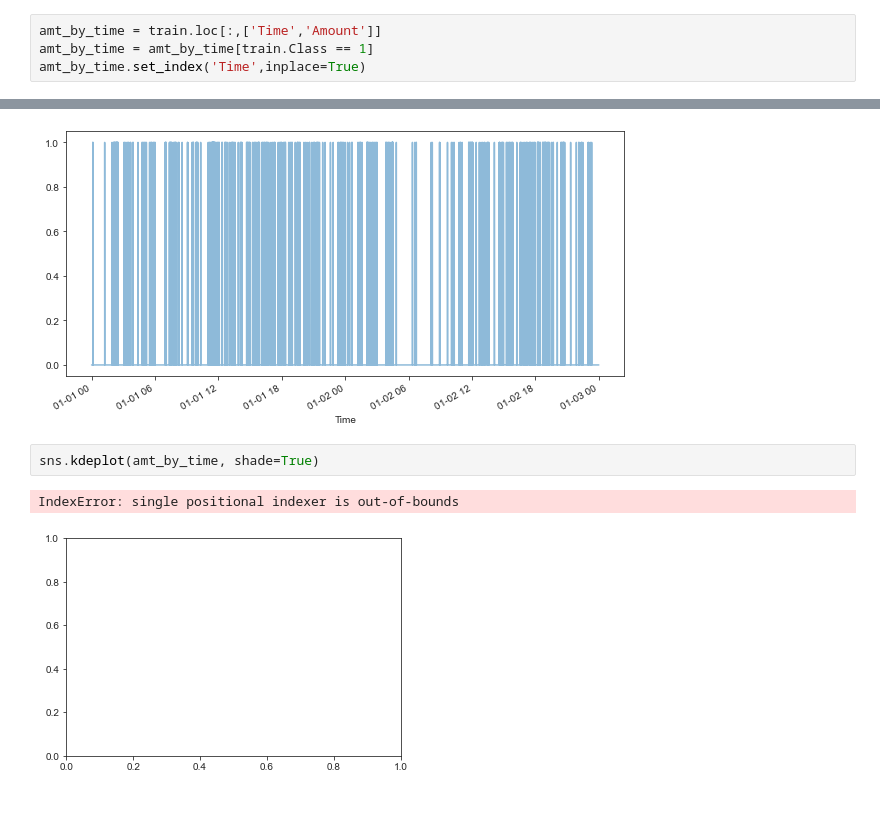
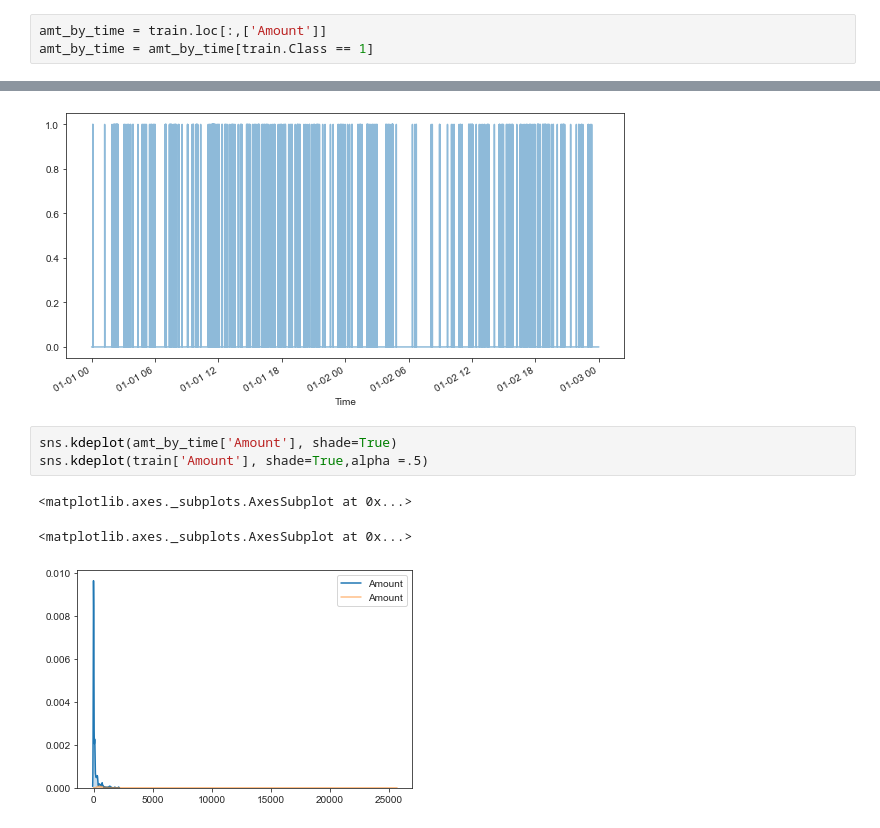
Before and after one commit to sumedhmanwar/Credit-Card-Fraud-Detection, a Jupyter notebook: NB.ipynb, the cells around one changed output, grey strips where cells are left out. Drawn from its saved outputs; the diff is of its cells as text.

```diff
--- a/NB.ipynb
+++ b/NB.ipynb
@@ -37,9 +37,8 @@ train['Class'].value_counts()
 1       492
 Name: Class, dtype: int64
 # %%
-amt_by_time = train.loc[:,['Time','Amount']]
+amt_by_time = train.loc[:,['Amount']]
 amt_by_time = amt_by_time[train.Class == 1]
-amt_by_time.set_index('Time',inplace=True)
 # %%
 amt_by_time['Amount'].plot()
 train['Amount'].plot(alpha=.5,figsize=(10,5))
@@ -54,7 +53,9 @@ train['Class'].plot(alpha=.5,figsize=(10,5))
 <matplotlib.axes._subplots.AxesSubplot at 0x...>
 [figure]
 # %%
-sns.kdeplot(amt_by_time, shade=True)
+sns.kdeplot(amt_by_time['Amount'], shade=True)
+sns.kdeplot(train['Amount'], shade=True,alpha =.5)
 # %% [output]
-IndexError: single positional indexer is out-of-bounds
+<matplotlib.axes._subplots.AxesSubplot at 0x...>
+<matplotlib.axes._subplots.AxesSubplot at 0x...>
-[figure, old version]
+[figure, new version]
```
Also changed, not shown: parts of 3 cells of this notebook.
